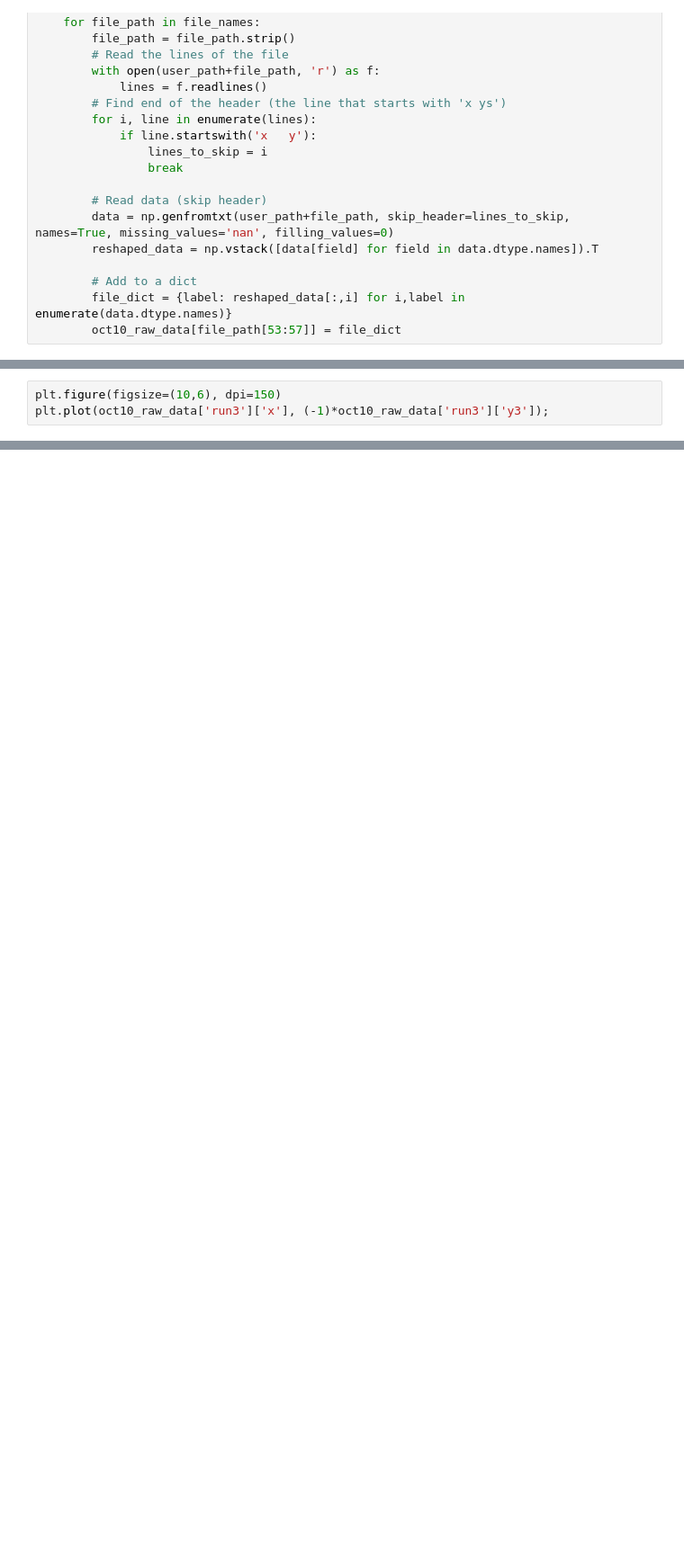
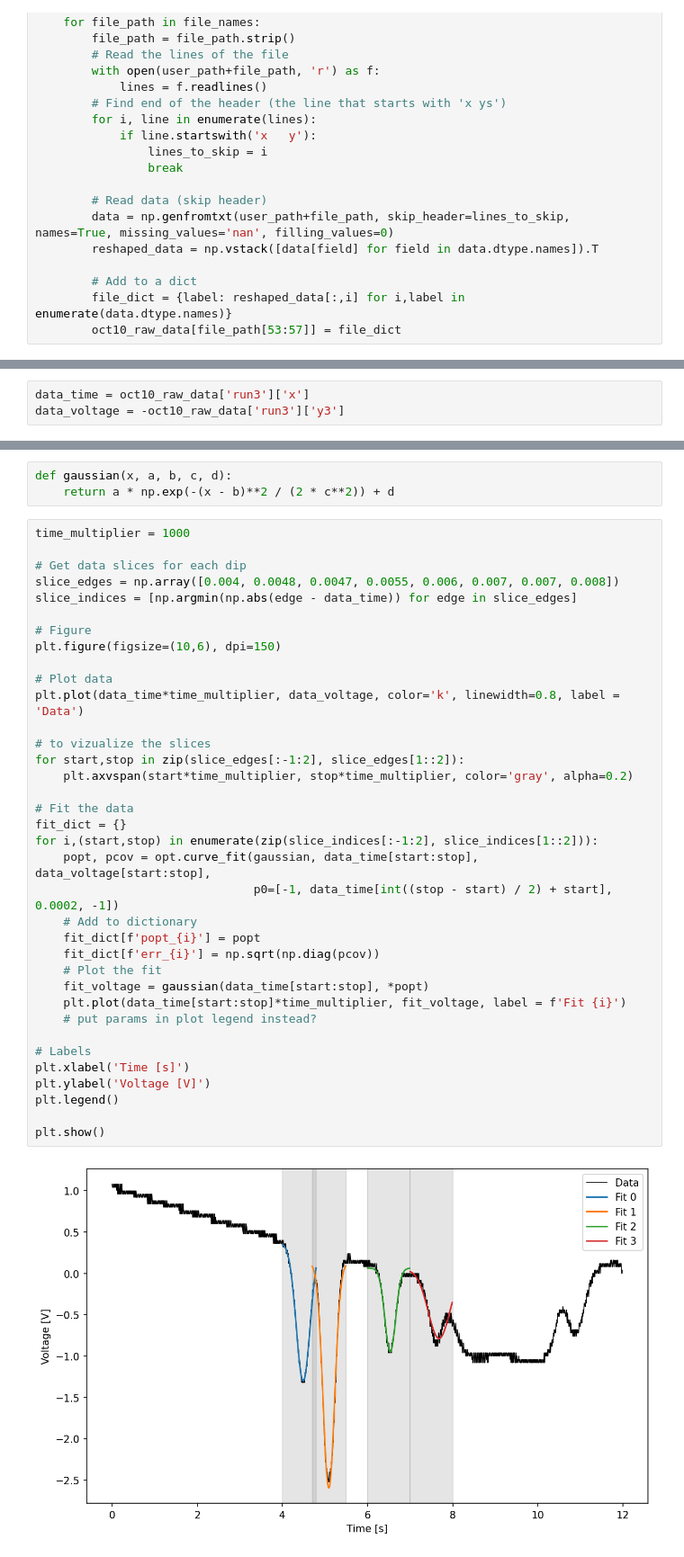
Before and after one commit to orpereira/PHYS469, a Jupyter notebook: saturation_spectroscopy/analysis_interim.ipynb, the cells around one changed output, grey strips where cells are left out. Shown at 90% size. Saved outputs shown, nothing was run; the diff lists cells and outputs as text; blank space fills up the shorter version.

```diff
--- a/saturation_spectroscopy/analysis_interim.ipynb
+++ b/saturation_spectroscopy/analysis_interim.ipynb
@@ -44,3 +40,3 @@ with open(file_list, 'r') as file_names:
 # %%
-plt.figure(figsize=(10,6), dpi=150)
-plt.plot(oct10_raw_data['run3']['x'], (-1)*oct10_raw_data['run3']['y3']);
+data_time = oct10_raw_data['run3']['x']
+data_voltage = -oct10_raw_data['run3']['y3']
@@ -48,0 +43,41 @@ plt.plot(oct10_raw_data['run3']['x'], (-1)*oct10_raw_data['run3']['y3']);
+# %%
+def gaussian(x, a, b, c, d):
+    return a * np.exp(-(x - b)**2 / (2 * c**2)) + d
+# %%
+time_multiplier = 1000
+
+# Get data slices for each dip
+slice_edges = np.array([0.004, 0.0048, 0.0047, 0.0055, 0.006, 0.007, 0.007, 0.008])
+slice_indices = [np.argmin(np.abs(edge - data_time)) for edge in slice_edges]
+
+# Figure
+plt.figure(figsize=(10,6), dpi=150)
+
+# Plot data
+plt.plot(data_time*time_multiplier, data_voltage, color='k', linewidth=0.8, label = 'Data')
+
+# to vizualize the slices
+for start,stop in zip(slice_edges[:-1:2], slice_edges[1::2]):
+    plt.axvspan(start*time_multiplier, stop*time_multiplier, color='gray', alpha=0.2)
+
+# Fit the data
+fit_dict = {}
+for i,(start,stop) in enumerate(zip(slice_indices[:-1:2], slice_indices[1::2])):
+    popt, pcov = opt.curve_fit(gaussian, data_time[start:stop], data_voltage[start:stop],
+                               p0=[-1, data_time[int((stop - start) / 2) + start], 0.0002, -1])
+    # Add to dictionary
+    fit_dict[f'popt_{i}'] = popt
+    fit_dict[f'err_{i}'] = np.sqrt(np.diag(pcov))
+    # Plot the fit
+    fit_voltage = gaussian(data_time[start:stop], *popt)
+    plt.plot(data_time[start:stop]*time_multiplier, fit_voltage, label = f'Fit {i}')
+    # put params in plot legend instead?
+
+# Labels
+plt.xlabel('Time [s]')
+plt.ylabel('Voltage [V]')
+plt.legend()
+
+plt.show()
+# %% [output]
+[figure, added]
```
Also changed, not shown: parts of 6 cells of this notebook.
